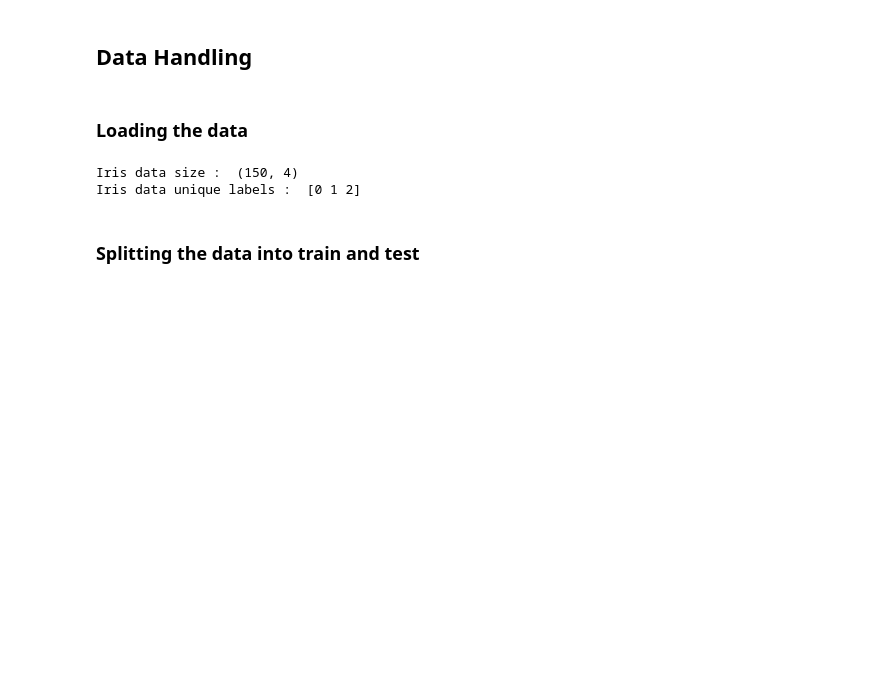
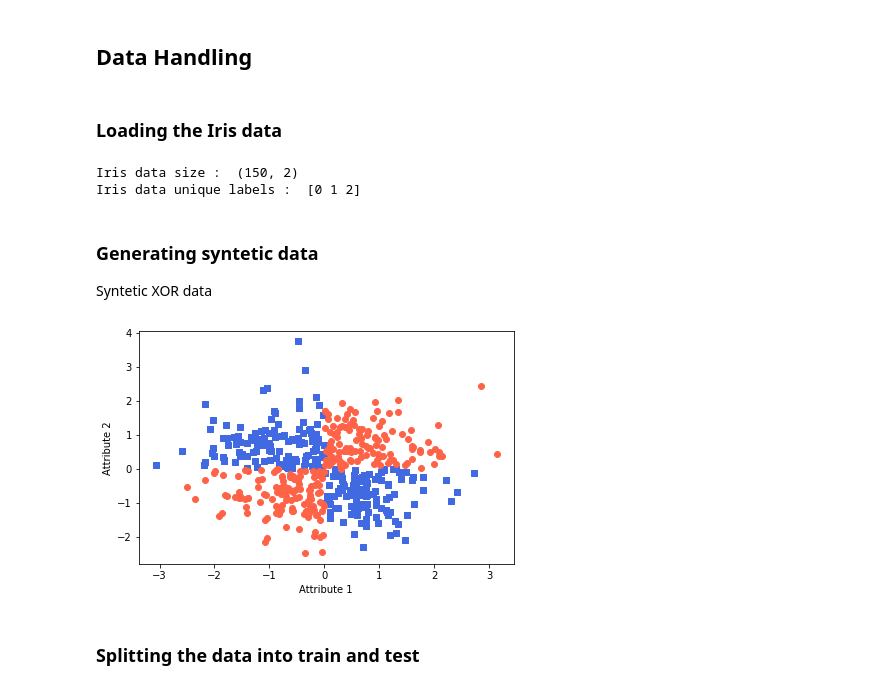
Before and after one commit to ebzkurt1/ml_from_scratch, a Jupyter notebook: ML_Models_with_Sklearn.ipynb, the cells around one changed output. Cells and saved outputs as stored; diff of their text form; code cells hidden in the pictures; blank space fills up the shorter version.

```diff
--- a/ML_Models_with_Sklearn.ipynb
+++ b/ML_Models_with_Sklearn.ipynb
@@ -9,16 +15,44 @@ import numpy as np
 # %% [markdown]
 ## Data Handling
 # %% [markdown]
-### Loading the data
+### Loading the Iris data
 # %%
 iris_X, iris_y = datasets.load_iris(
     return_X_y=True # When set true the function returns (X,y)
 )
+iris_X = iris_X[:,[2,3]]
 print("Iris data size : ", iris_X.shape)
 print("Iris data unique labels : ", np.unique(iris_y))
 # %% [output]
-Iris data size :  (150, 4)
+Iris data size :  (150, 2)
 Iris data unique labels :  [0 1 2]
+# %% [markdown]
+### Generating syntetic data
+Syntetic XOR data
+# %%
+X_xor = np.random.randn(500,2)
+y_xor = np.logical_xor(X_xor[:,0] > 0,
+                       X_xor[:,1] > 0)
+y_xor = np.where(y_xor, 1, 0)
+plt.scatter(
+    X_xor[y_xor == 1, 0],
+    X_xor[y_xor == 1, 1],
+    c='royalblue',
+    marker='s',
+    label='Class 1'
+)
+plt.scatter(
+    X_xor[y_xor == 0, 0],
+    X_xor[y_xor == 0, 1],
+    c='tomato',
+    marker='o',
+    label='Class 0'
+)
+plt.xlabel("Attribute 1")
+plt.ylabel("Attribute 2")
+plt.tight_layout()
+# %% [output]
+[figure, added]
 # %% [markdown]
 ### Splitting the data into train and test
 # %%
```
Also changed, not shown: parts of 21 cells of this notebook.
